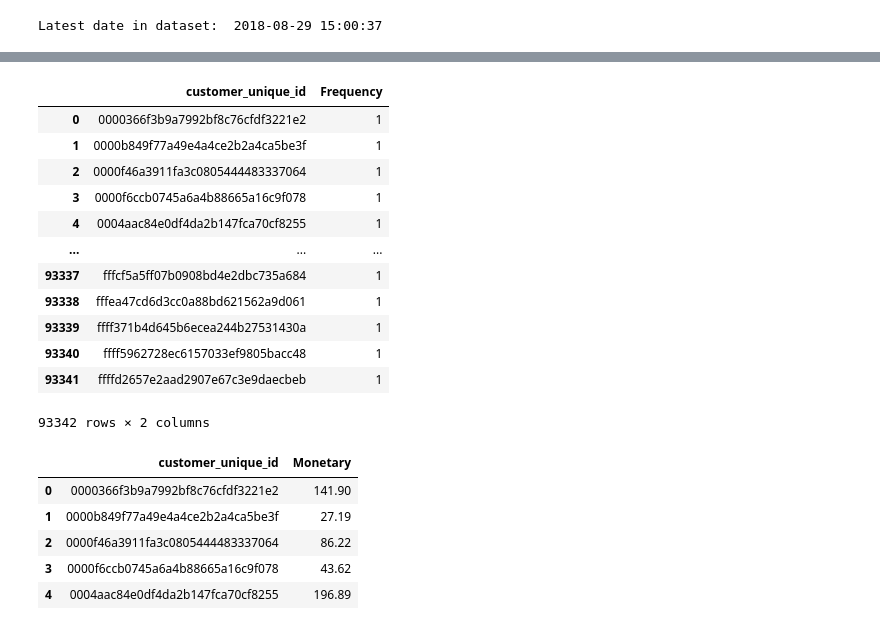
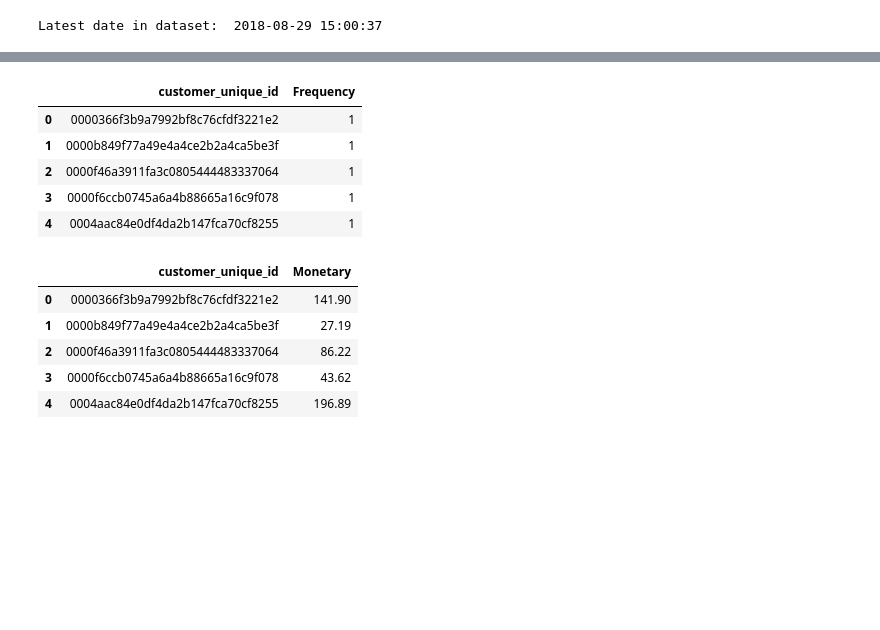
Before and after one commit to AspiringDSer/Olist-RFM-Analysis-Power-BI, a Jupyter notebook: Olist - RFM Analysis.ipynb, the cells around one changed output, grey strips where cells are left out. Drawn from its saved outputs; the diff is of its cells as text; code cells hidden in the pictures; blank space fills up the shorter version.

```diff
--- a/Olist - RFM Analysis.ipynb
+++ b/Olist - RFM Analysis.ipynb
@@ -315,21 +346,14 @@ recency_df
 # %%
 frequency_df = pd.DataFrame(merged_df.groupby(["customer_unique_id"]).agg({"order_id":"nunique"}).reset_index())
 frequency_df.rename(columns={"order_id":"Frequency"}, inplace=True)
-frequency_df
+frequency_df.head()
 # %% [output]
 |  | customer_unique_id | Frequency |
 | 0 | 0000366f3b9a7992bf8c76cfdf3221e2 | 1 |
 | 1 | 0000b849f77a49e4a4ce2b2a4ca5be3f | 1 |
 | 2 | 0000f46a3911fa3c0805444483337064 | 1 |
 | 3 | 0000f6ccb0745a6a4b88665a16c9f078 | 1 |
 | 4 | 0004aac84e0df4da2b147fca70cf8255 | 1 |
-| ... | ... | ... |
-| 93337 | fffcf5a5ff07b0908bd4e2dbc735a684 | 1 |
-| 93338 | fffea47cd6d3cc0a88bd621562a9d061 | 1 |
-| 93339 | ffff371b4d645b6ecea244b27531430a | 1 |
-| 93340 | ffff5962728ec6157033ef9805bacc48 | 1 |
-| 93341 | ffffd2657e2aad2907e67c3e9daecbeb | 1 |
-93342 rows × 2 columns
 # %%
 monetary_df = merged_df.groupby('customer_unique_id', as_index=False)['payment_value'].sum()
 monetary_df.columns = ['customer_unique_id', 'Monetary']
```
Also changed, not shown: parts of 69 cells of this notebook, 9 other files.
